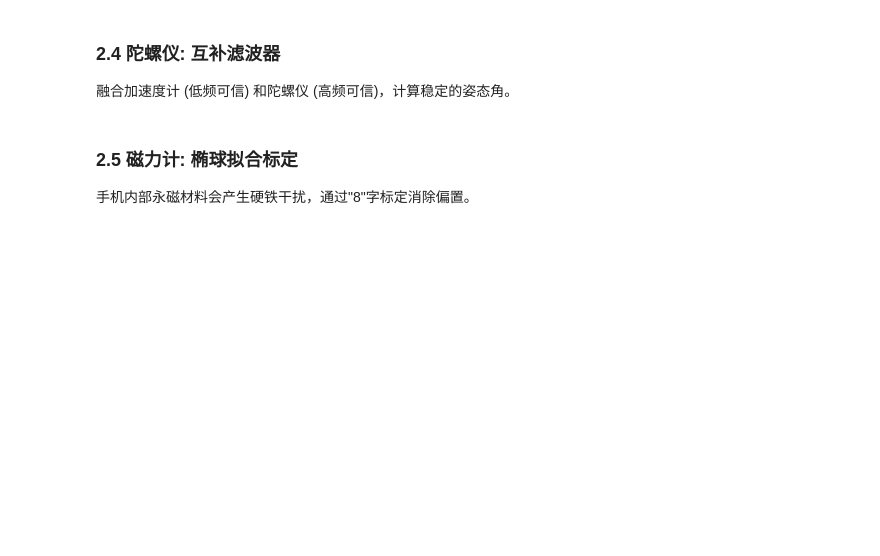
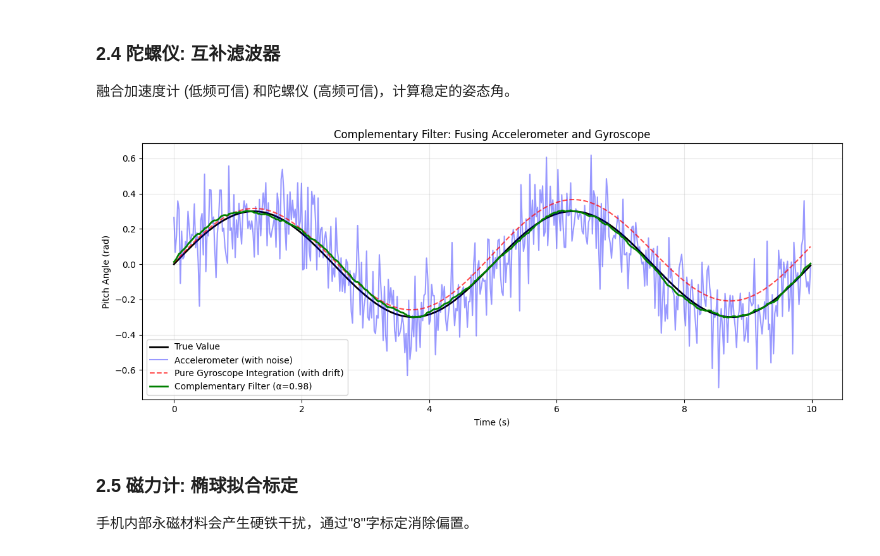
Before and after one commit to Zebedee2021/Mobile-Sensor-2026, a Jupyter notebook: notebooks/sensor_demo.ipynb, the cells around one changed output. Cells and saved outputs as stored; diff of their text form; code cells hidden in the pictures; blank space fills up the shorter version.

```diff
--- a/notebooks/sensor_demo.ipynb
+++ b/notebooks/sensor_demo.ipynb
@@ -226,7 +233,7 @@ import numpy as np
 import matplotlib.pyplot as plt
 
 class ComplementaryFilter:
-    """互补滤波器: 融合加速度计 (低频可信) 和陀螺仪 (高频可信)"""
+    """Complementary Filter: Fuses accelerometer (reliable at low frequencies) and gyroscope (reliable at high frequencies)"""
 
     def __init__(self, alpha=0.98):
         self.alpha = alpha
@@ -234,55 +241,57 @@ class ComplementaryFilter:
         self.roll = 0.0
 
     def update(self, ax, ay, az, gx, gy, gz, dt):
-        # 加速度计估计的倾角
+        # Accelerometer estimated angles
         accel_pitch = math.atan2(ax, math.sqrt(ay**2 + az**2))
         accel_roll  = math.atan2(ay, math.sqrt(ax**2 + az**2))
 
-        # 互补滤波
+        # Complementary filter
         self.pitch = self.alpha * (self.pitch + gx * dt) + (1 - self.alpha) * accel_pitch
         self.roll  = self.alpha * (self.roll  + gy * dt) + (1 - self.alpha) * accel_roll
 
         return self.pitch, self.roll
 
-# 演示: 模拟带漂移的陀螺仪和带噪声的加速度计
+# Demo: Simulate gyroscope with drift and accelerometer with noise
 np.random.seed(0)
 dt = 0.02  # 50Hz
-n = 500    # 10秒
+n = 500    # 10 seconds
 t = np.arange(n) * dt
 
-# 真实倾斜角: 缓慢摆动
+# True pitch angle: slow oscillation
 true_pitch = 0.3 * np.sin(2 * np.pi * 0.2 * t)
 
-# 加速度计: 有噪声但无漂移
+# Accelerometer: noisy but no drift
 accel_pitch = true_pitch + np.random.normal(0, 0.15, n)
 
-# 陀螺仪: 无噪声但有漂移
-gyro_rate = np.gradient(true_pitch, dt) + 0.01  # 加入常值偏移
+# Gyroscope: no noise but with drift
+gyro_rate = np.gradient(true_pitch, dt) + 0.01  # Add constant offset
 
-# 纯陀螺仪积分 (有漂移)
+# Pure gyroscope integration (with drift)
 gyro_only = np.cumsum(gyro_rate * dt)
 
-# 互补滤波
+# Complementary filter
 cf = ComplementaryFilter(alpha=0.98)
 cf_pitch = []
 for i in range(n):
     ax_i = math.sin(accel_pitch[i]) * 9.8
     az_i = math.cos(accel_pitch[i]) * 9.8
     p, _ = cf.update(ax_i, 0, az_i, gyro_rate[i], 0, 0, dt)
     cf_pitch.append(p)
 
 plt.figure(figsize=(12, 5))
-plt.plot(t, true_pitch, 'k-', label='真实值', linewidth=2)
-plt.plot(t, accel_pitch, 'b-', label='加速度计 (带噪声)', alpha=0.4)
-plt.plot(t, gyro_only, 'r--', label='纯陀螺仪积分 (有漂移)', alpha=0.7)
-plt.plot(t, cf_pitch, 'g-', label='互补滤波 (α=0.98)', linewidth=2)
-plt.xlabel('时间 (s)')
-plt.ylabel('Pitch 角 (rad)')
-plt.title('互补滤波器: 融合加速度计与陀螺仪')
+plt.plot(t, true_pitch, 'k-', label='True Value', linewidth=2)
+plt.plot(t, accel_pitch, 'b-', label='Accelerometer (with noise)', alpha=0.4)
+plt.plot(t, gyro_only, 'r--', label='Pure Gyroscope Integration (with drift)', alpha=0.7)
+plt.plot(t, cf_pitch, 'g-', label='Complementary Filter (α=0.98)', linewidth=2)
+plt.xlabel('Time (s)')
+plt.ylabel('Pitch Angle (rad)')
+plt.title('Complementary Filter: Fusing Accelerometer and Gyroscope')
 plt.legend()
 plt.grid(True, alpha=0.3)
 plt.tight_layout()
 plt.show()
+# %% [output]
+[figure, added]
 # %% [markdown]
 ### 2.5 磁力计: 椭球拟合标定
 
```
Also changed, not shown: parts of 13 cells of this notebook.
